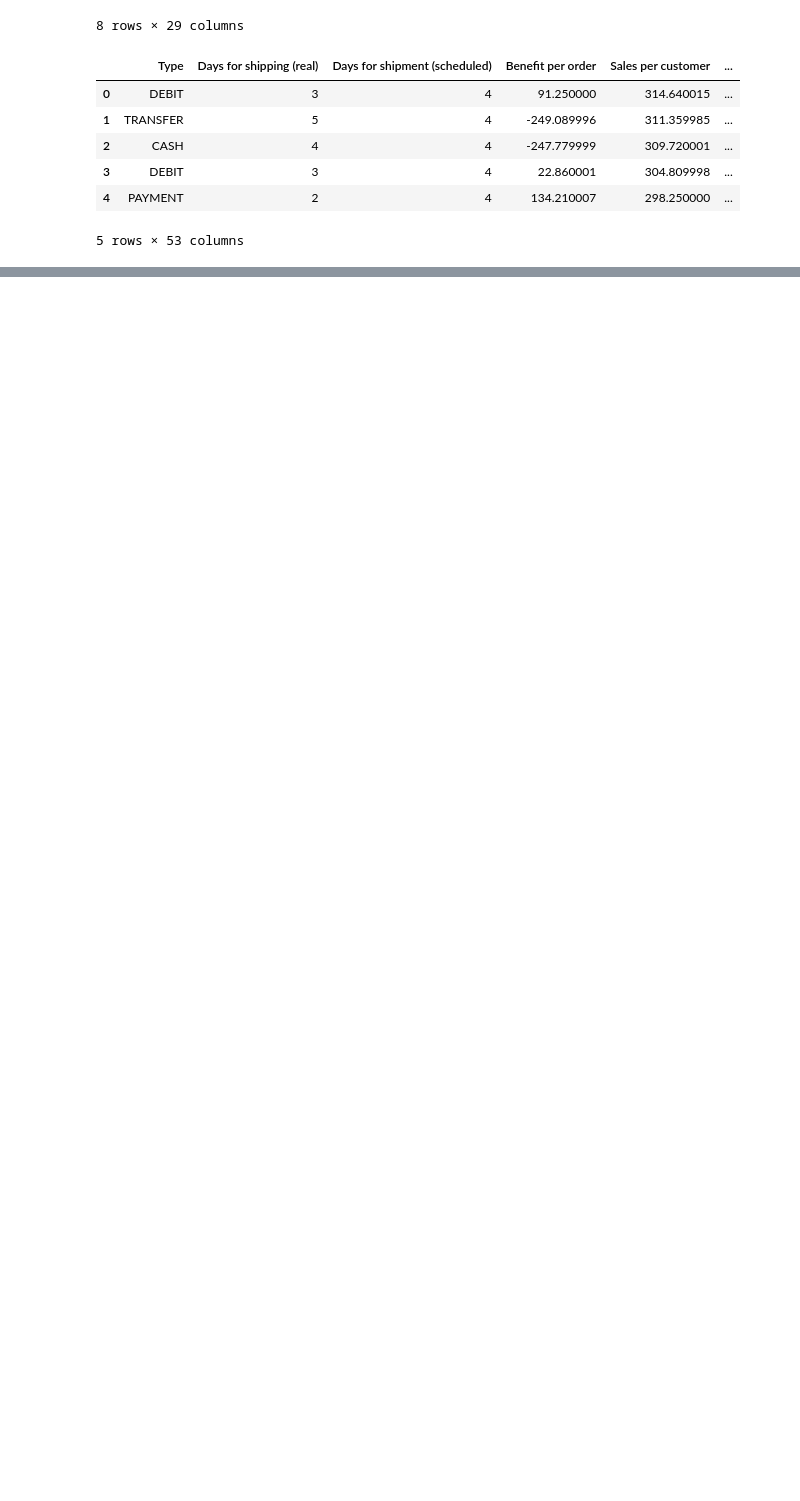
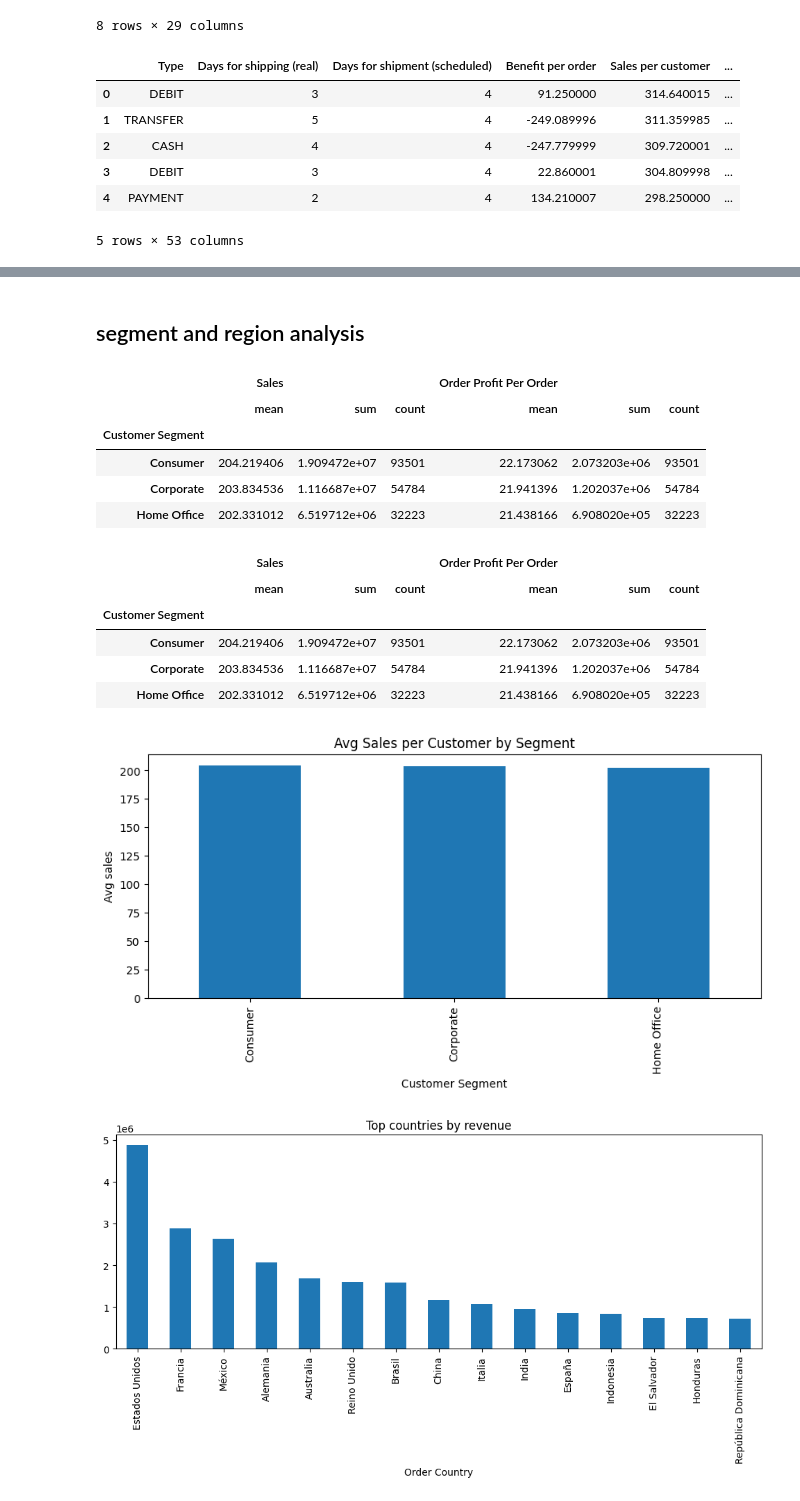
Before and after one commit to workerbeedez/replacement-project-1, a Jupyter notebook: project.ipynb, the cells around one changed output, grey strips where cells are left out. Cells and saved outputs as stored; diff of their text form; code cells hidden in the pictures; blank space fills up the shorter version.

```diff
--- a/project.ipynb
+++ b/project.ipynb
@@ -280,0 +714,52 @@ df_supply.head()
+# %% [markdown]
+## segment and region analysis
+# %%
+# Segment performance
+segment_col = "Customer Segment"
+sales_col   = "Sales"
+profit_col  = "Order Profit Per Order"
+# Define the column first
+country_col = "Order Country"       # or "Customer Country"
+
+sales_col   = "Sales"
+profit_col  = "Order Profit Per Order"
+
+
+
+
+# Segment performance
+if segment_col and sales_col:
+    seg = df_supply.groupby(segment_col)[[sales_col, profit_col]].agg(['mean','sum','count'])
+    display(seg.sort_values((sales_col,'sum'), ascending=False).head(10))
+
+if segment_col and sales_col:
+    seg = df_supply.groupby(segment_col)[[sales_col, profit_col]].agg(['mean','sum','count'])
+    display(seg.sort_values((sales_col,'sum'), ascending=False).head(10))
+
+    # bar plot avg sales per segment
+    plt.figure(figsize=(10,4))
+    seg[(sales_col,'mean')].sort_values(ascending=False).plot(kind='bar')
+    plt.title("Avg Sales per Customer by Segment")
+    plt.ylabel("Avg sales")
+    plt.show()
+
+# Country breakdown (top)
+if country_col and sales_col:
+    country_top = df_supply.groupby(country_col)[sales_col].sum().sort_values(ascending=False).head(15)
+    country_top.plot(kind='bar', figsize=(12,4), title="Top countries by revenue")
+    plt.show()
+# %% [output]
+|  | Sales |  |  | Order Profit Per Order |  |  |
+|  | mean | sum | count | mean | sum | count |
+| Customer Segment |  |  |  |  |  |  |
+| Consumer | 204.219406 | 1.909472e+07 | 93501 | 22.173062 | 2.073203e+06 | 93501 |
+| Corporate | 203.834536 | 1.116687e+07 | 54784 | 21.941396 | 1.202037e+06 | 54784 |
+| Home Office | 202.331012 | 6.519712e+06 | 32223 | 21.438166 | 6.908020e+05 | 32223 |
+|  | Sales |  |  | Order Profit Per Order |  |  |
+|  | mean | sum | count | mean | sum | count |
+| Customer Segment |  |  |  |  |  |  |
+| Consumer | 204.219406 | 1.909472e+07 | 93501 | 22.173062 | 2.073203e+06 | 93501 |
+| Corporate | 203.834536 | 1.116687e+07 | 54784 | 21.941396 | 1.202037e+06 | 54784 |
+| Home Office | 202.331012 | 6.519712e+06 | 32223 | 21.438166 | 6.908020e+05 | 32223 |
+[figure, added]
+[figure, added]
```
Also changed, not shown: parts of 20 cells of this notebook, 2 other files.
